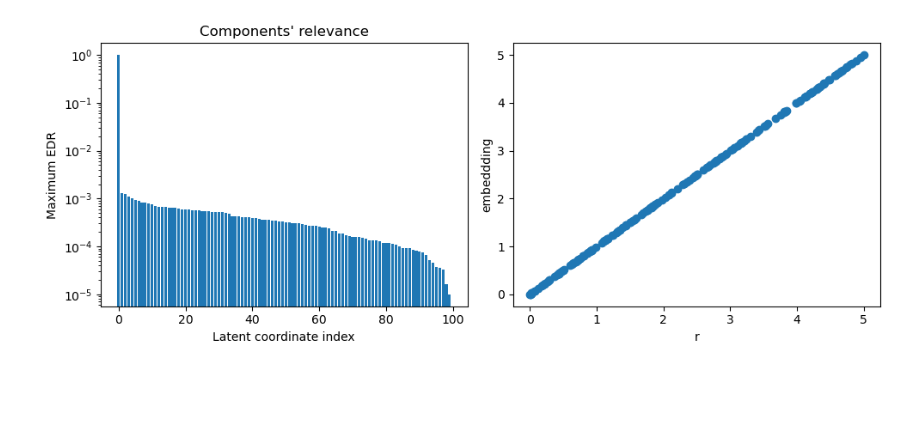
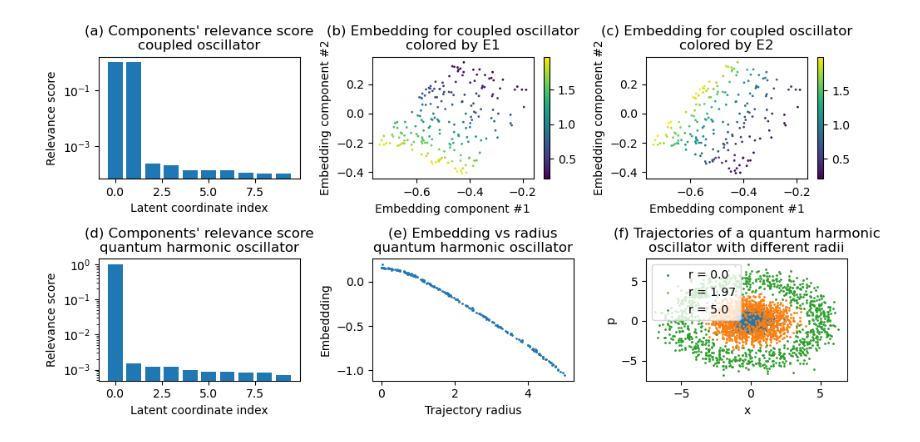
Before and after one commit to antoniibelyshev/BMDS, a Jupyter notebook: physical_systems.ipynb, the cells around one changed output. Drawn from its saved outputs; the diff is of its cells as text; code cells hidden in the pictures; blank space fills up the shorter version.

```diff
--- a/physical_systems.ipynb
+++ b/physical_systems.ipynb
@@ -64,23 +20,51 @@ Find logs at: ./wandb/run-20250122_095137-rjndejrk/logs
-# %%
-p = pbmds.squeezing_layer.equivalent_dropout_rate()
-embedding = pbmds.embedding(dmat.to(pbmds.device))
-d = embedding.shape[1]
-
-plt.figure(figsize=(10, 4))
-
-plt.subplot(1, 2, 1)
-plt.bar(range(100), sorted(p.max(1).values.detach().cpu(), reverse=True))
-plt.xlabel("Latent coordinate index")
-plt.ylabel("Maximum EDR")
-plt.yscale("log")
-plt.title("Components' relevance")
-
-plt.subplot(1, 2, 2)
-plt.scatter(params[:, 0], params[:, 0])
-plt.xlabel("r")
-plt.ylabel("embeddding")
-
-plt.tight_layout()
-plt.show()
-# %% [output]
-[figure, removed]
+# %%
+def plot_relevance(relevance: Tensor, system: str, label):
+    plt.bar(range(len(relevance)), relevance)
+    plt.xlabel("Latent coordinate index")
+    plt.ylabel("Relevance score")
+    plt.yscale("log")
+    plt.title(f"({label}) Components' relevance score\n{system}")
+
+
+relevance_co = sorted(vbe_co.relevance_score(), reverse=True)
+embedding_co = vbe_co.embed(dmat_co_sqr.to(vbe_co.device))
+
+relevance_qho = sorted(vbe_qho.relevance_score(), reverse=True)
+embedding_qho = vbe_qho.embed(dmat_qho_sqr.to(vbe_qho.device))
+# %%
+plt.figure(figsize=(10, 5))
+
+plt.subplot(2, 3, 1)
+plot_relevance(relevance_co[:10], "coupled oscillator", "a")
+
+for i, param in enumerate(params_co.T):
+    plt.subplot(2, 3, i + 2)
+    plt.scatter(*embedding_co.T, c=param, s=1)
+    plt.xlabel("Embedding component #1")
+    plt.ylabel("Embedding component #2")
+    plt.title(f"({['b', 'c'][i]}) Embedding for coupled oscillator\ncolored by E{i + 1}")
+    plt.colorbar()
+
+plt.subplot(2, 3, 4)
+plot_relevance(relevance_qho[:10], "quantum harmonic oscillator", "d")
+
+plt.subplot(2, 3, 5)
+plt.scatter(params_qho[:, 0], embedding_qho[:, 0], s=1)
+plt.xlabel("Trajectory radius")
+plt.ylabel("Embeddding")
+plt.title("(e) Embedding vs radius\nquantum harmonic oscillator")
+
+plt.subplot(2, 3, 6)
+idx = np.argsort(params_qho[:, 0])[(np.arange(3) * (len(params_qho) - 1) / 2).astype(int)]
+for i in idx:
+    plt.scatter(*traj_qho[i].T, label=f"r = {round(params_qho[i, 0], 2)}", s=1)
+plt.legend()
+plt.xlabel("x")
+plt.ylabel("p")
+plt.title("(f) Trajectories of a quantum harmonic\noscillator with different radii")
+
+plt.tight_layout()
+plt.savefig("physical_systems_graphs.pdf")
+plt.show()
+# %% [output]
+[figure, added]
```
Also changed, not shown: parts of 6 cells of this notebook, 2 other files.
